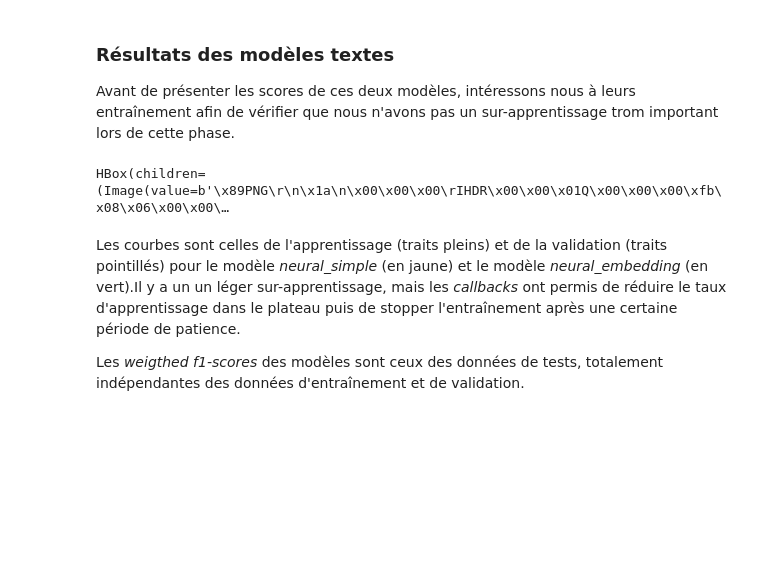
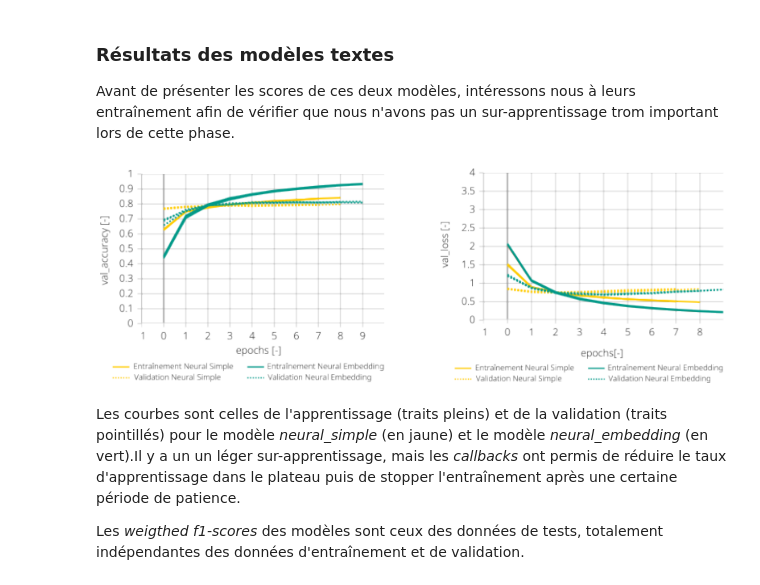
Before and after one commit to data-modelisation/rakuten, a Jupyter notebook: notebooks/final_report.ipynb, the cells around one changed output. Saved outputs shown, nothing was run; the diff lists cells and outputs as text; code cells hidden in the pictures; blank space fills up the shorter version.

Commit message:
Suppression des HBox

```diff
--- a/notebooks/final_report.ipynb
+++ b/notebooks/final_report.ipynb
@@ -39,6 +39,18 @@ Le rapport ici présent se compose de parties similaires à ce plan.
 from IPython.display import Image, display, HTML
 from ipywidgets import widgets, HBox
 import pandas as pd
+
+from matplotlib.pyplot import figure, imshow, axis
+from matplotlib.image import imread
+
+def showImagesHorizontally(list_of_files):
+    fig = figure(figsize=(20,20))
+    number_of_files = len(list_of_files)
+    for i in range(number_of_files):
+        a=fig.add_subplot(1,number_of_files,i+1)
+        image = imread(list_of_files[i])
+        imshow(image)
+        axis('off')
 
 def make_pretty(styler, limits=[0, 1],fmt="{:.3f}", cmap="RdYlGn"):
     styler.format(fmt)
@@ -463,9 +475,9 @@ Pour ce modèle, cette couche est conçue via un le tokenizer de keras. Le nombr
 
 Avant de présenter les scores de ces deux modèles, intéressons nous à leurs entraînement afin de vérifier que nous n'avons pas un sur-apprentissage trom important lors de cette phase.
 # %%
-display(HBox([widgets.Image(value=open('images/texts/epoch_accuracy.png', 'rb').read()), widgets.Image(value=open('images/texts/epoch_loss.png', 'rb').read())]))
+showImagesHorizontally(['images/texts/epoch_accuracy.png', 'images/texts/epoch_loss.png'])
 # %% [output]
-HBox(children=(Image(value=b'\x89PNG\r\n\x1a\n\x00\x00\x00\rIHDR\x00\x00\x01Q\x00\x00\x00\xfb\x08\x06\x00\x00\…
+[figure, added]
 # %% [markdown]
 
 Les courbes sont celles de l'apprentissage (traits pleins) et de la validation (traits pointillés) pour le modèle *neural_simple* (en jaune) et le modèle *neural_embedding* (en vert).Il y a un un léger sur-apprentissage, mais les *callbacks* ont permis de réduire le taux d'apprentissage dans le plateau puis de stopper l'entraînement après une certaine période de patience.
```
Also changed, not shown: parts of 1 cell of this notebook.
